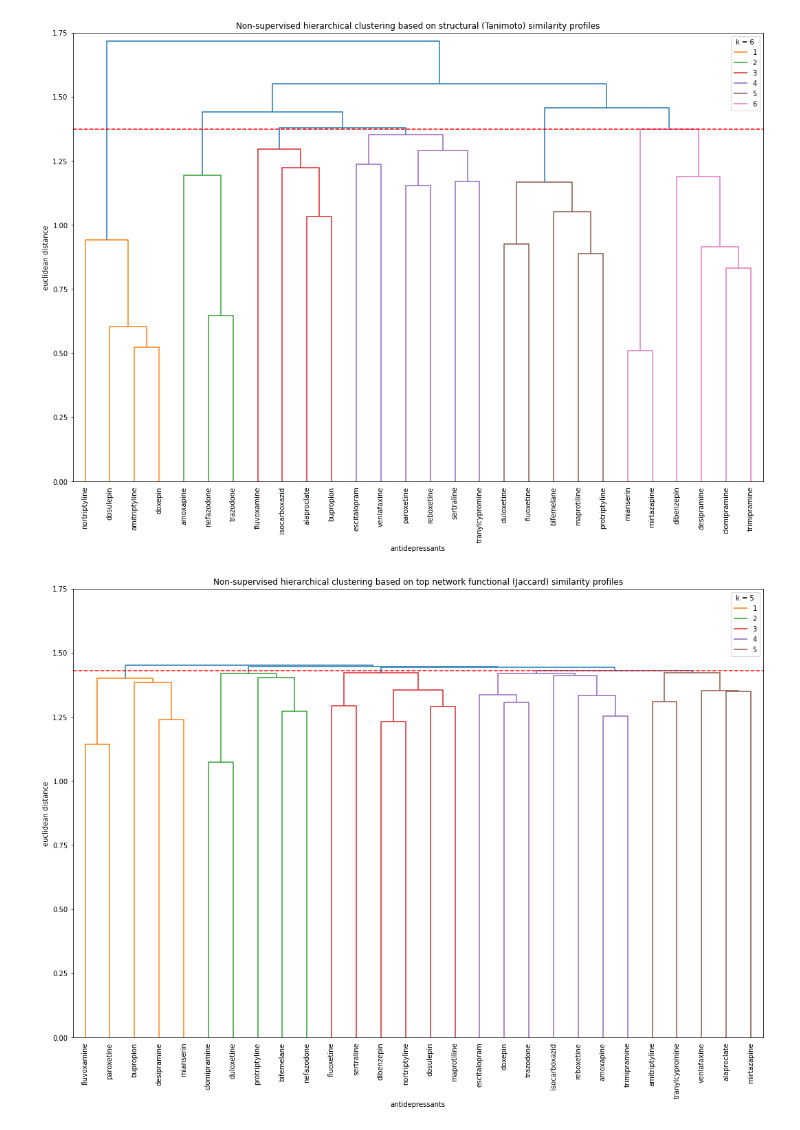
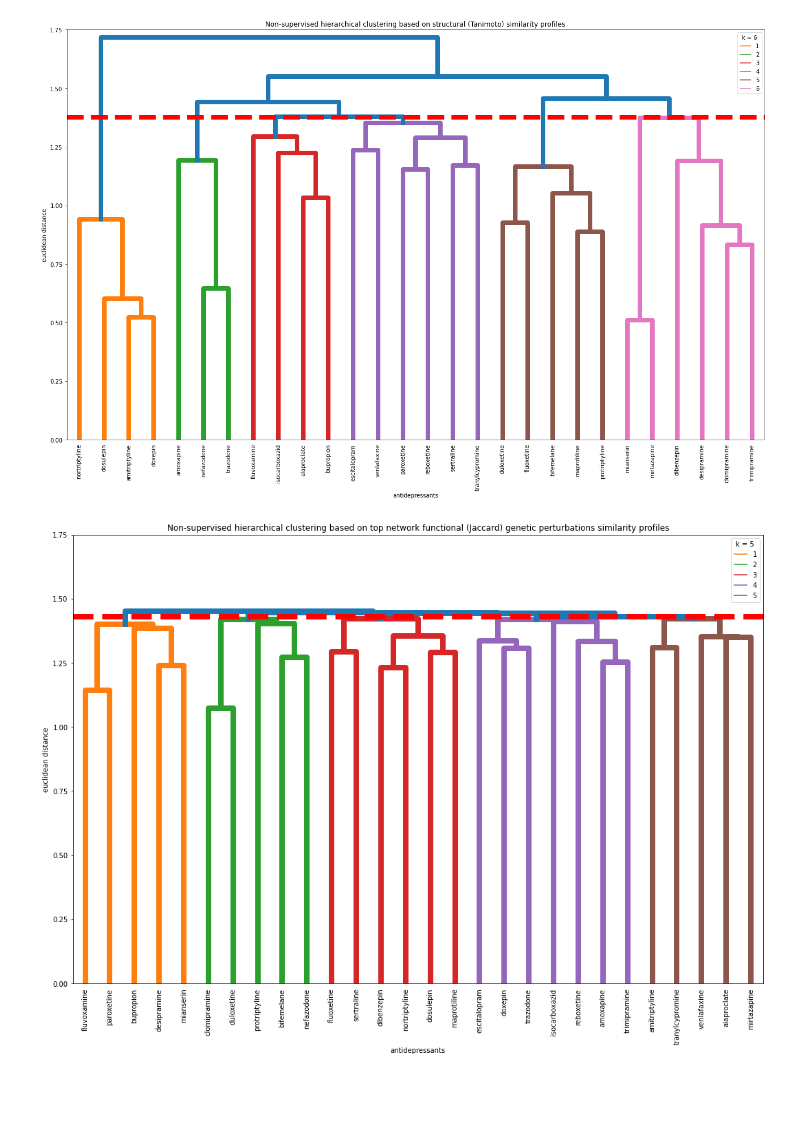
Before and after one commit to ximena-fdz/Antidepresivos-y-redes-complejas, a Jupyter notebook: Scripts:/ProcessingScripts:/ad_nsh_clustering.ipynb, the cells around one changed output. Drawn from its saved outputs; the diff is of its cells as text; code cells hidden in the pictures; blank space fills up the shorter version.

```diff
--- a/Scripts:/ProcessingScripts:/ad_nsh_clustering.ipynb
+++ b/Scripts:/ProcessingScripts:/ad_nsh_clustering.ipynb
@@ -25,6 +25,7 @@ import pandas as pd
 df_tan = pd.read_csv("tanimoto_matrix.csv", index_col=0)
 df_top_jac = pd.read_csv("jaccard_top_matrix.csv", index_col=0)
 df_bottom_jac = pd.read_csv("jaccard_bottom_matrix.csv", index_col=0)
+df_eff_jac = pd.read_csv("jaccard_effects_matrix.csv", index_col=0)
 
 ################################################################################
 # data processing
@@ -32,13 +33,14 @@ df_bottom_jac = pd.read_csv("jaccard_bottom_matrix.csv", index_col=0)
 
 ## extract the names of the ads
 antidepressants = df_tan.index
+antidepressants_eff = df_eff_jac.index
 
 ## ensure all data is numeric
-dfs = [df.iloc[:, :].apply(pd.to_numeric, errors='coerce') for df in [df_tan, df_top_jac, df_bottom_jac]]
-df_tan, df_top_jac, df_bottom_jac = dfs
+dfs = [df.iloc[:, :].apply(pd.to_numeric, errors='coerce') for df in [df_tan, df_top_jac, df_bottom_jac, df_eff_jac]]
+df_tan, df_top_jac, df_bottom_jac, df_eff_jac = dfs
 
 ## convert matrices to numpy for non-supervised hierarchical clustering
-tan, top_jac, bottom_jac = [df.to_numpy() for df in dfs]
+tan, top_jac, bottom_jac, eff = [df.to_numpy() for df in dfs]
 # %%
 ################################################################################
 # non-supervised hierarchical clustering for structural similarity
@@ -52,21 +54,27 @@ linkage_matrix = sch.linkage(distance_matrix, method='complete')
 # %%
 ################################################################################
 # data visualization for structural similarity
 ################################################################################
 
 ## create the dendrogram
 plt.figure(figsize=(18, 12))
 dendrogram = sch.dendrogram(linkage_matrix, labels=antidepressants, color_threshold=1.375)
-plt.axhline(y=1.375, color='r', linestyle='--', label='cut-off threshold')
+for i, d in enumerate(dendrogram['dcoord']):
+    x = dendrogram['icoord'][i]
+    plt.plot(x, d, c=dendrogram['color_list'][i], linewidth=8)
+
+plt.axhline(y=1.375, color='r', linestyle='--', label='cut-off threshold', linewidth=8)
 plt.title('Non-supervised hierarchical clustering based on structural (Tanimoto) similarity profiles')
 plt.xlabel('antidepressants')
 plt.ylim(0, 1.75)
 plt.yticks(np.arange(0, 2, 0.25))
 plt.ylabel('euclidean distance')
 plt.xticks(fontsize=10, rotation=90)
 plt.legend(['1', '2', '3', '4', '5', '6'], title='k = 6', loc='upper right')
+
+plt.tight_layout()  # Ajusta automáticamente los márgenes
 plt.show()
 # %% [output]
-[figure, old version]
+[figure, new version]
 # %%
 ################################################################################
@@ -80,14 +88,18 @@ distance_matrix = sch.distance.pdist(top_jac, metric='euclidean')
 linkage_matrix = sch.linkage(distance_matrix, method='complete')
 # %%
 ################################################################################
-# data visualization for top network functional similarity
+# data visualization for top network functional genetic perturbations similarity
 ################################################################################
 
 ## create the dendrogram
 plt.figure(figsize=(18, 12))
 dendrogram = sch.dendrogram(linkage_matrix, labels=antidepressants, color_threshold=1.429)
-plt.axhline(y=1.429, color='r', linestyle='--', label='cut-off threshold')
-plt.title('Non-supervised hierarchical clustering based on top network functional (Jaccard) similarity profiles')
+for i, d in enumerate(dendrogram['dcoord']):
+    x = dendrogram['icoord'][i]
+    plt.plot(x, d, c=dendrogram['color_list'][i], linewidth=8)
+
+plt.axhline(y=1.429, color='r', linestyle='--', label='cut-off threshold', linewidth=8)
+plt.title('Non-supervised hierarchical clustering based on top network functional (Jaccard) genetic perturbations similarity profiles')
 plt.xlabel('antidepressants')
 plt.ylim(0, 1.75)
 plt.yticks(np.arange(0, 2, 0.25))
@@ -96,6 +108,6 @@ plt.xticks(fontsize=10, rotation=90)
 plt.legend(['1', '2', '3', '4', '5'],  title='k = 5', loc='upper right')
 plt.show()
 # %% [output]
-[figure, old version]
+[figure, new version]
 # %%
 ################################################################################
```
Also changed, not shown: parts of 5 cells of this notebook.
